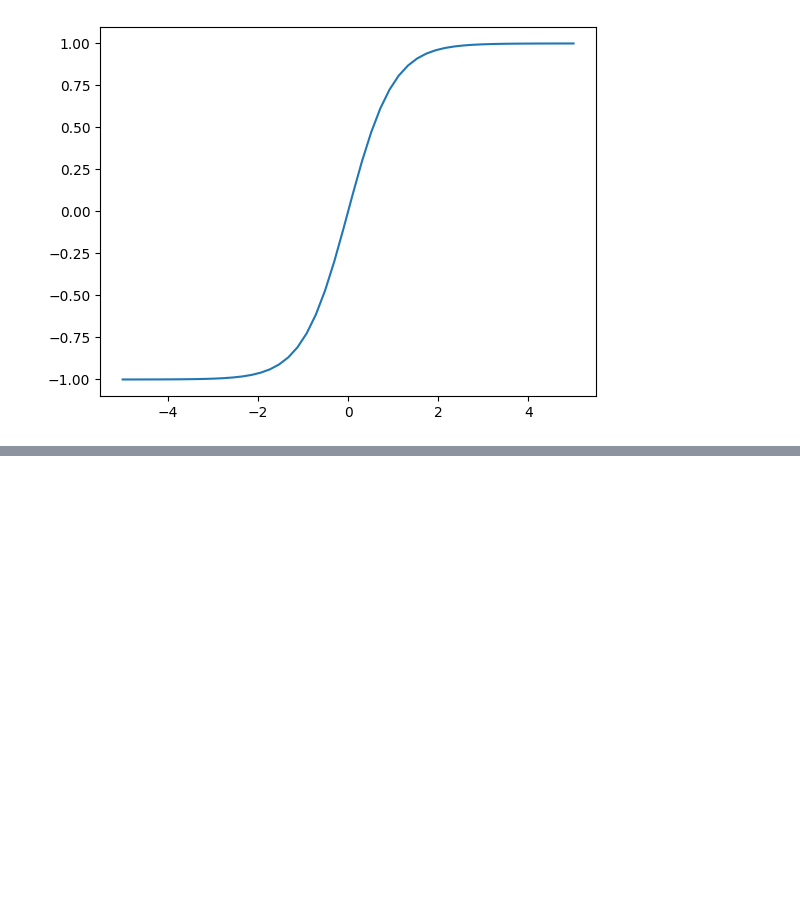
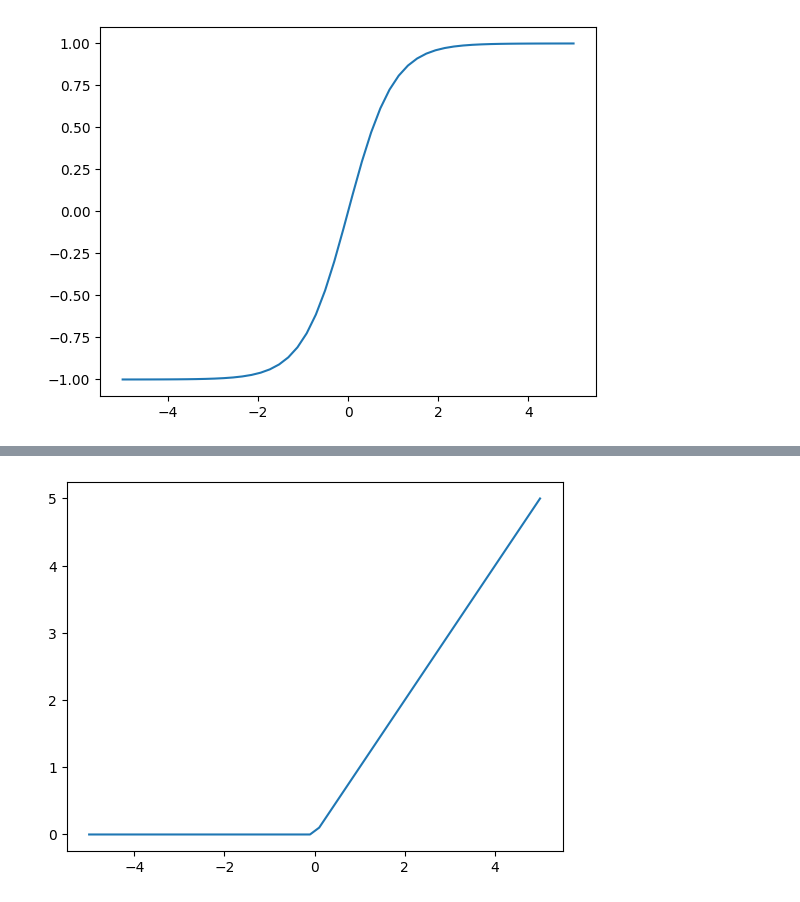
Before and after one commit to uraitakahito/hello-pytorch, a Jupyter notebook: activation_function.ipynb, the cells around one changed output, grey strips where cells are left out. Cells and saved outputs as stored; diff of their text form; code cells hidden in the pictures; blank space fills up the shorter version.

```diff
--- a/activation_function.ipynb
+++ b/activation_function.ipynb
@@ -38,0 +48,14 @@ plt.show()
+# %%
+import torch
+from torch import nn
+import matplotlib.pylab as plt
+
+m = nn.ReLU()
+
+x = torch.linspace(-5,5,50)
+y = m(x)
+
+plt.plot(x,y)
+plt.show()
+# %% [output]
+[figure, added]
```
Also changed, not shown: parts of 1 cell of this notebook.
